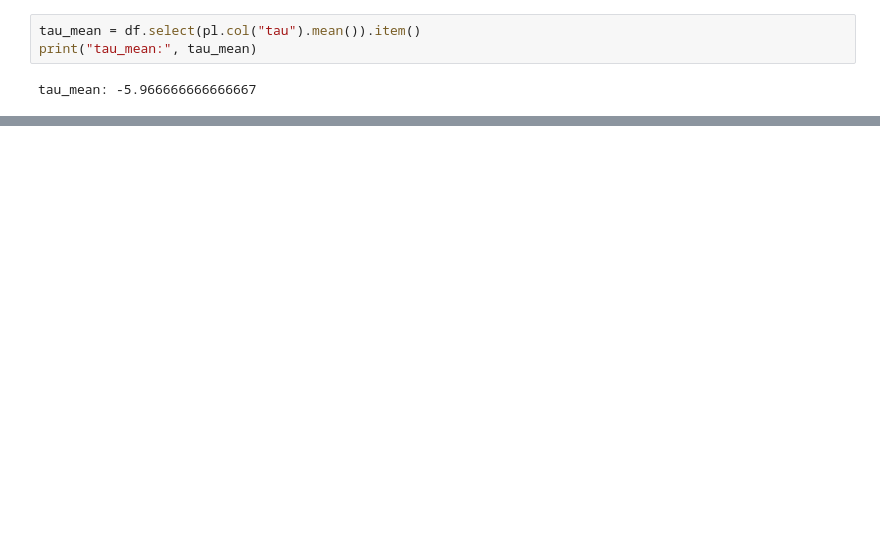
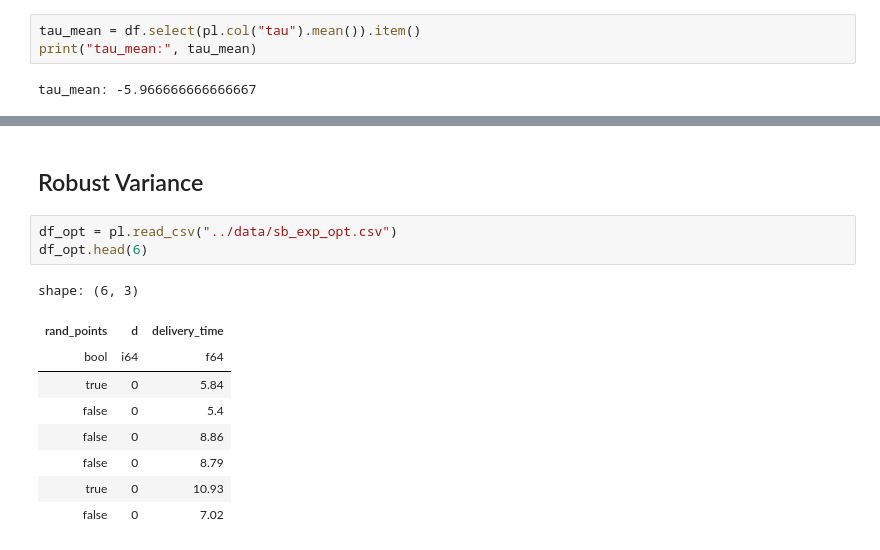
Before and after one commit to Sechi42/Causal_Inference-with-python, a Jupyter notebook: ch10/Geo_and_Switchback_Experiments.ipynb, the cells around one changed output, grey strips where cells are left out. Saved outputs shown, nothing was run; the diff lists cells and outputs as text; blank space fills up the shorter version.

```diff
--- a/ch10/Geo_and_Switchback_Experiments.ipynb
+++ b/ch10/Geo_and_Switchback_Experiments.ipynb
@@ -517,0 +634,15 @@ tau_m_hat: -5.851856895442305
+# %% [markdown]
+## Robust Variance
+# %%
+df_opt = pl.read_csv("../data/sb_exp_opt.csv")
+df_opt.head(6)
+# %% [output]
+shape: (6, 3)
+| rand_points | d | delivery_time |
+| bool | i64 | f64 |
+| true | 0 | 5.84 |
+| false | 0 | 5.4 |
+| false | 0 | 8.86 |
+| false | 0 | 8.79 |
+| true | 0 | 10.93 |
+| false | 0 | 7.02 |
```
Also changed, not shown: parts of 26 cells of this notebook.
